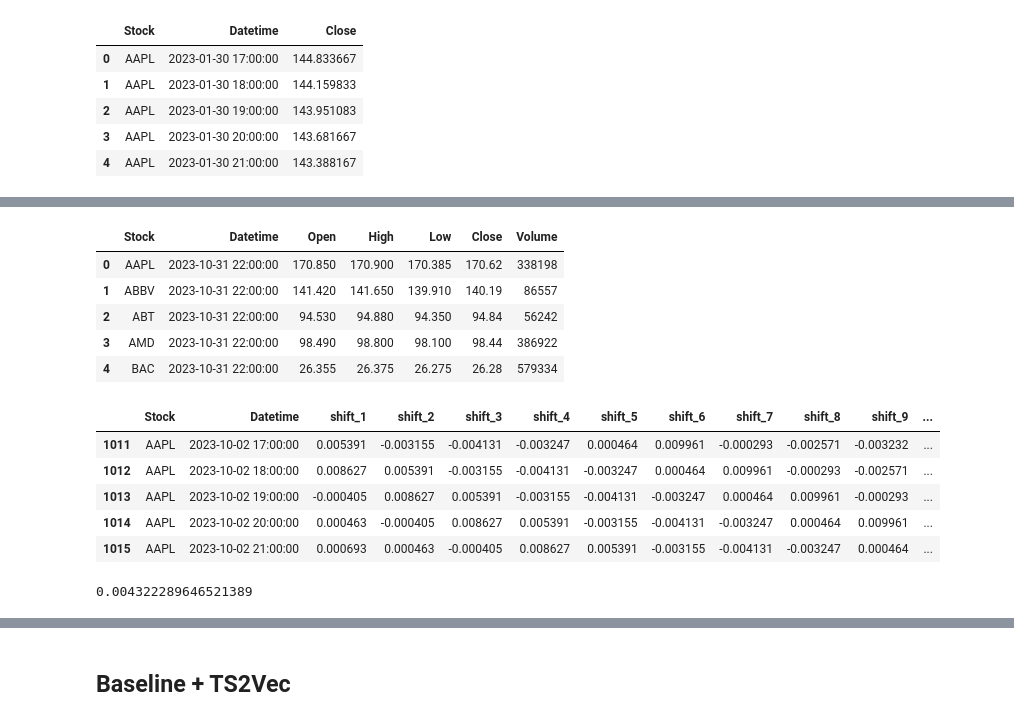
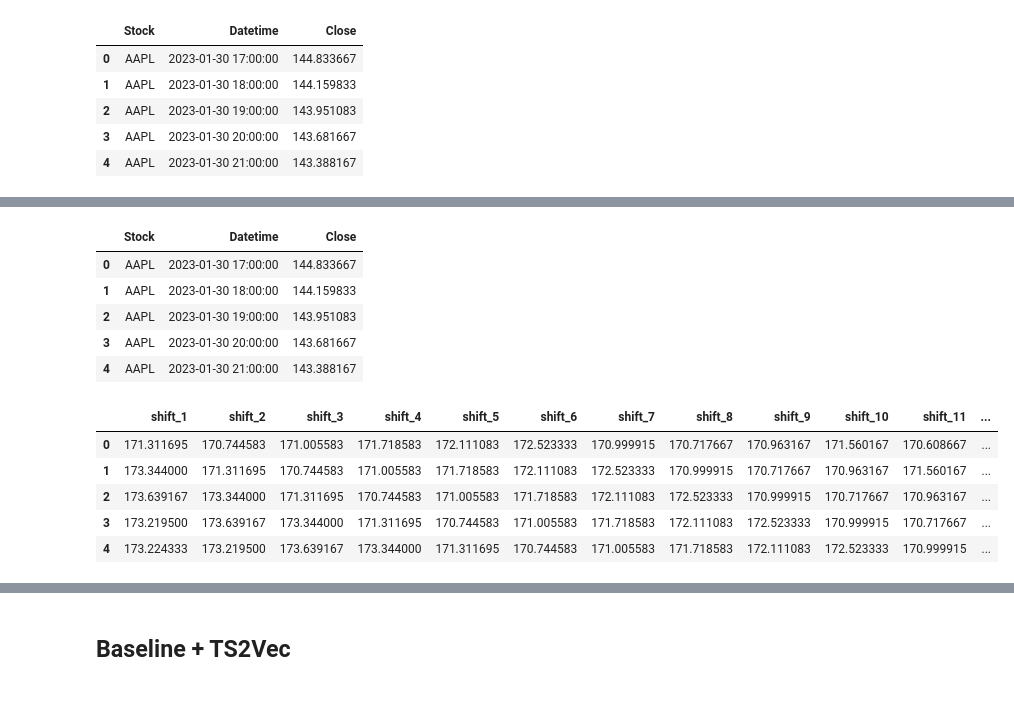
Before and after one commit to petrsokerin/Stock_Embedding, a Jupyter notebook: notebooks/TS2Vec.ipynb, the cells around one changed output, grey strips where cells are left out. Saved outputs shown, nothing was run; the diff lists cells and outputs as text; code cells hidden in the pictures.

Commit message:
add compare_models and litle fix

```diff
--- a/notebooks/TS2Vec.ipynb
+++ b/notebooks/TS2Vec.ipynb
@@ -86,3 +33,3 @@ best_stocks = list(best_stocks.keys())
 # %%
-df = read_data('data/all_tickers.csv')
+df = read_data('..\\src\\data\\all_tickers.csv')
 df_best = df.query("Stock in @best_stocks")
@@ -289,5 +198,5 @@ MAE(y_test, y_pred)
 # %%
-X_baseline = df.set_index('Datetime').groupby(
+X_baseline = df_best.set_index('Datetime').groupby(
     ['Stock', pd.Grouper( freq='h')],
 ).agg({'Close': 'mean'}).reset_index()
 X_baseline.head()
@@ -323,24 +228,24 @@ y = df_best.set_index('Datetime').groupby(
 ).agg({'Close': 'mean'}).reset_index()
 y.head()
 # %% [output]
-|  | Stock | Datetime | Open | High | Low | Close | Volume |
-| 0 | AAPL | 2023-10-31 22:00:00 | 170.850 | 170.900 | 170.385 | 170.62 | 338198 |
-| 1 | ABBV | 2023-10-31 22:00:00 | 141.420 | 141.650 | 139.910 | 140.19 | 86557 |
-| 2 | ABT | 2023-10-31 22:00:00 | 94.530 | 94.880 | 94.350 | 94.84 | 56242 |
-| 3 | AMD | 2023-10-31 22:00:00 | 98.490 | 98.800 | 98.100 | 98.44 | 386922 |
-| 4 | BAC | 2023-10-31 22:00:00 | 26.355 | 26.375 | 26.275 | 26.28 | 579334 |
+|  | Stock | Datetime | Close |
+| 0 | AAPL | 2023-01-30 17:00:00 | 144.833667 |
+| 1 | AAPL | 2023-01-30 18:00:00 | 144.159833 |
+| 2 | AAPL | 2023-01-30 19:00:00 | 143.951083 |
+| 3 | AAPL | 2023-01-30 20:00:00 | 143.681667 |
+| 4 | AAPL | 2023-01-30 21:00:00 | 143.388167 |
 # %%
 train_start, train_end = '2023-10-01', '2023-11-01'
 test_start, test_end = '2023-11-01', '2023-11-07'
 
-y_train = y[(y['Datetime'].dt.date >= pd.Timestamp(train_start).date()) &
-             (y['Datetime'].dt.date < pd.Timestamp(train_end).date())]['Close']
+y_train_baseline = y[(y['Datetime'].dt.date >= pd.Timestamp(train_start).date()) &
+             (y['Datetime'].dt.date < pd.Timestamp(train_end).date())]
 
-y_test = y[(y['Datetime'].dt.date >= pd.Timestamp(test_start).date()) &
-             (y['Datetime'].dt.date < pd.Timestamp(test_end).date())]['Close']
+y_test_baseline = y[(y['Datetime'].dt.date >= pd.Timestamp(test_start).date()) &
+             (y['Datetime'].dt.date < pd.Timestamp(test_end).date())]
 
-X_train = X_baseline[(X_baseline['Datetime'].dt.date >= pd.Timestamp(train_start).date()) &
+X_train_baseline = X_baseline[(X_baseline['Datetime'].dt.date >= pd.Timestamp(train_start).date()) &
              (X_baseline['Datetime'].dt.date < pd.Timestamp(train_end).date())]
 
-X_test = X_baseline[(X_baseline['Datetime'].dt.date >= pd.Timestamp(test_start).date()) &
+X_test_baseline = X_baseline[(X_baseline['Datetime'].dt.date >= pd.Timestamp(test_start).date()) &
              (X_baseline['Datetime'].dt.date < pd.Timestamp(test_end).date())]
@@ -356,18 +252,17 @@ y_start_test.head()
+# %%
+y_name = 'Close'
+
+df_train = pd.merge(X_train_baseline, y_train_baseline, on=['Stock', 'Datetime'])
+df_test = pd.merge(X_test_baseline, y_test_baseline, on=['Stock', 'Datetime'])
+
+X_train_baseline, y_train_baseline = df_train.drop(columns=[y_name, 'Datetime', 'Stock']), df_train[y_name]
+X_test_baseline, y_test_baseline = df_test.drop(columns=[y_name, 'Datetime', 'Stock']), df_test[y_name]
 # %%
-X_train.head()
+X_train_baseline.head()
 # %% [output]
-|  | Stock | Datetime | shift_1 | shift_2 | shift_3 | shift_4 | shift_5 | shift_6 | shift_7 | shift_8 | shift_9 | ... |
-| 1011 | AAPL | 2023-10-02 17:00:00 | 0.005391 | -0.003155 | -0.004131 | -0.003247 | 0.000464 | 0.009961 | -0.000293 | -0.002571 | -0.003232 | ... |
-| 1012 | AAPL | 2023-10-02 18:00:00 | 0.008627 | 0.005391 | -0.003155 | -0.004131 | -0.003247 | 0.000464 | 0.009961 | -0.000293 | -0.002571 | ... |
-| 1013 | AAPL | 2023-10-02 19:00:00 | -0.000405 | 0.008627 | 0.005391 | -0.003155 | -0.004131 | -0.003247 | 0.000464 | 0.009961 | -0.000293 | ... |
-| 1014 | AAPL | 2023-10-02 20:00:00 | 0.000463 | -0.000405 | 0.008627 | 0.005391 | -0.003155 | -0.004131 | -0.003247 | 0.000464 | 0.009961 | ... |
-| 1015 | AAPL | 2023-10-02 21:00:00 | 0.000693 | 0.000463 | -0.000405 | 0.008627 | 0.005391 | -0.003155 | -0.004131 | -0.003247 | 0.000464 | ... |
+|  | shift_1 | shift_2 | shift_3 | shift_4 | shift_5 | shift_6 | shift_7 | shift_8 | shift_9 | shift_10 | shift_11 | ... |
+| 0 | 171.311695 | 170.744583 | 171.005583 | 171.718583 | 172.111083 | 172.523333 | 170.999915 | 170.717667 | 170.963167 | 171.560167 | 170.608667 | ... |
+| 1 | 173.344000 | 171.311695 | 170.744583 | 171.005583 | 171.718583 | 172.111083 | 172.523333 | 170.999915 | 170.717667 | 170.963167 | 171.560167 | ... |
+| 2 | 173.639167 | 173.344000 | 171.311695 | 170.744583 | 171.005583 | 171.718583 | 172.111083 | 172.523333 | 170.999915 | 170.717667 | 170.963167 | ... |
+| 3 | 173.219500 | 173.639167 | 173.344000 | 171.311695 | 170.744583 | 171.005583 | 171.718583 | 172.111083 | 172.523333 | 170.999915 | 170.717667 | ... |
+| 4 | 173.224333 | 173.219500 | 173.639167 | 173.344000 | 171.311695 | 170.744583 | 171.005583 | 171.718583 | 172.111083 | 172.523333 | 170.999915 | ... |
-# %%
-model = XGBRegressor()
-
-model.fit(X_train.drop(['Stock', 'Datetime'], axis=1), y_train)
-y_pred = model.predict(X_test.drop(['Stock', 'Datetime'], axis=1))
-
-MAE(y_test, y_pred)
-# %% [output]
-0.004322289646521389
```
Also changed, not shown: parts of 59 cells of this notebook, 3 other files.
